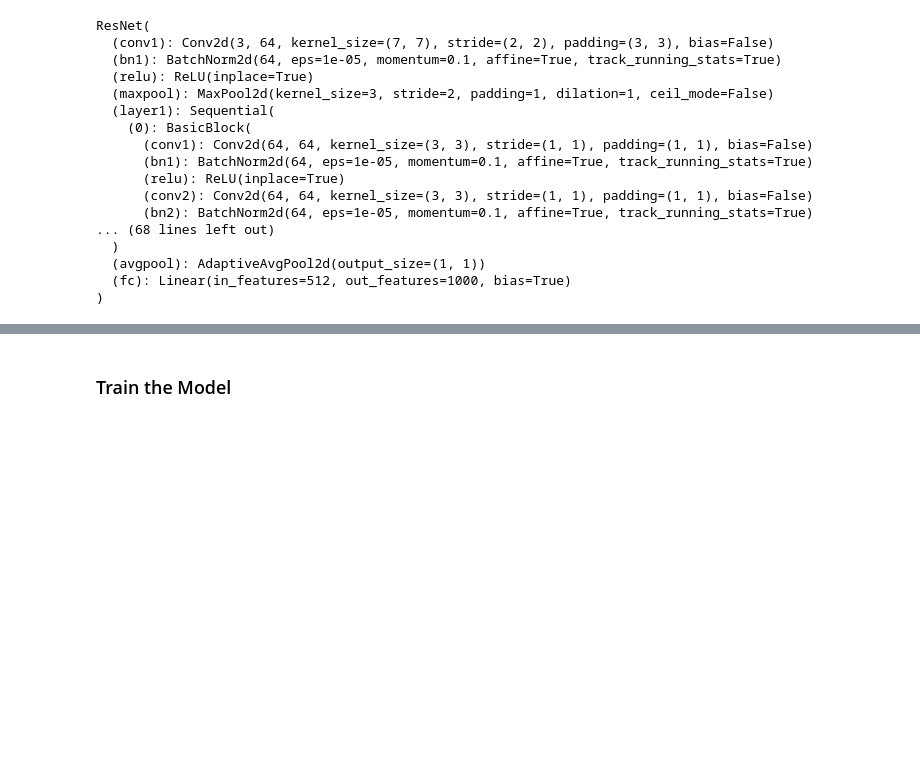
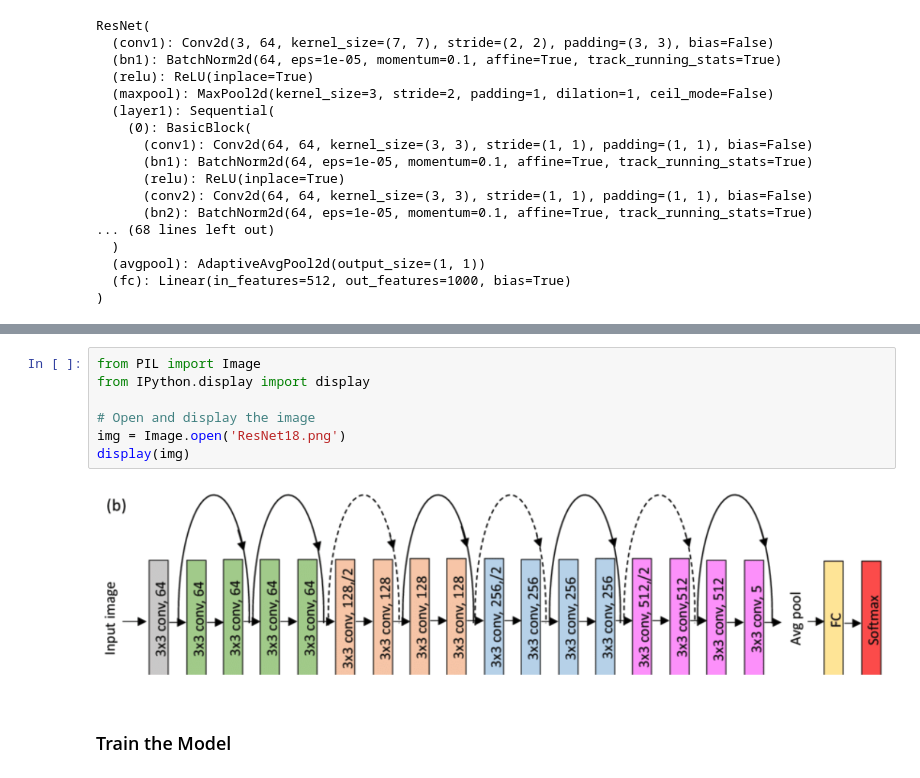
Before and after one commit to HEsiyun/Classify-wood-and-grass-using-ResNet18, a Jupyter notebook: demo_ResNet_ImageClassification.ipynb, the cells around one changed output, grey strips where cells are left out. Drawn from its saved outputs; the diff is of its cells as text; blank space fills up the shorter version.

```diff
--- a/demo_ResNet_ImageClassification.ipynb
+++ b/demo_ResNet_ImageClassification.ipynb
@@ -159,3 +157,12 @@ ResNet(
+# %%
+from PIL import Image
+from IPython.display import display
+
+# Open and display the image
+img = Image.open('ResNet18.png')
+display(img)
+# %% [output]
+[figure, added]
 # %% [markdown]
 ### Train the Model
 # %%
```
Also changed, not shown: parts of 1 cell of this notebook.
